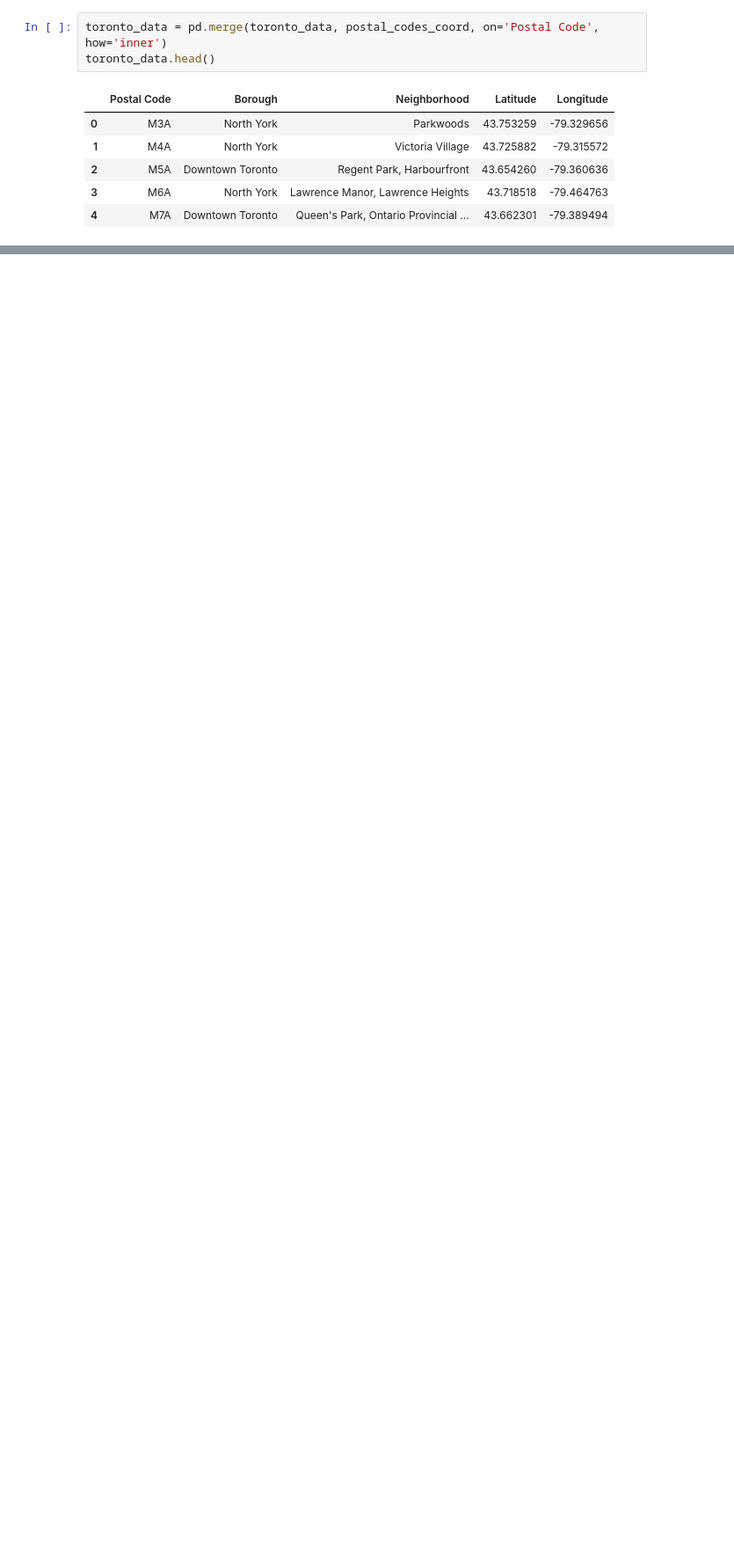
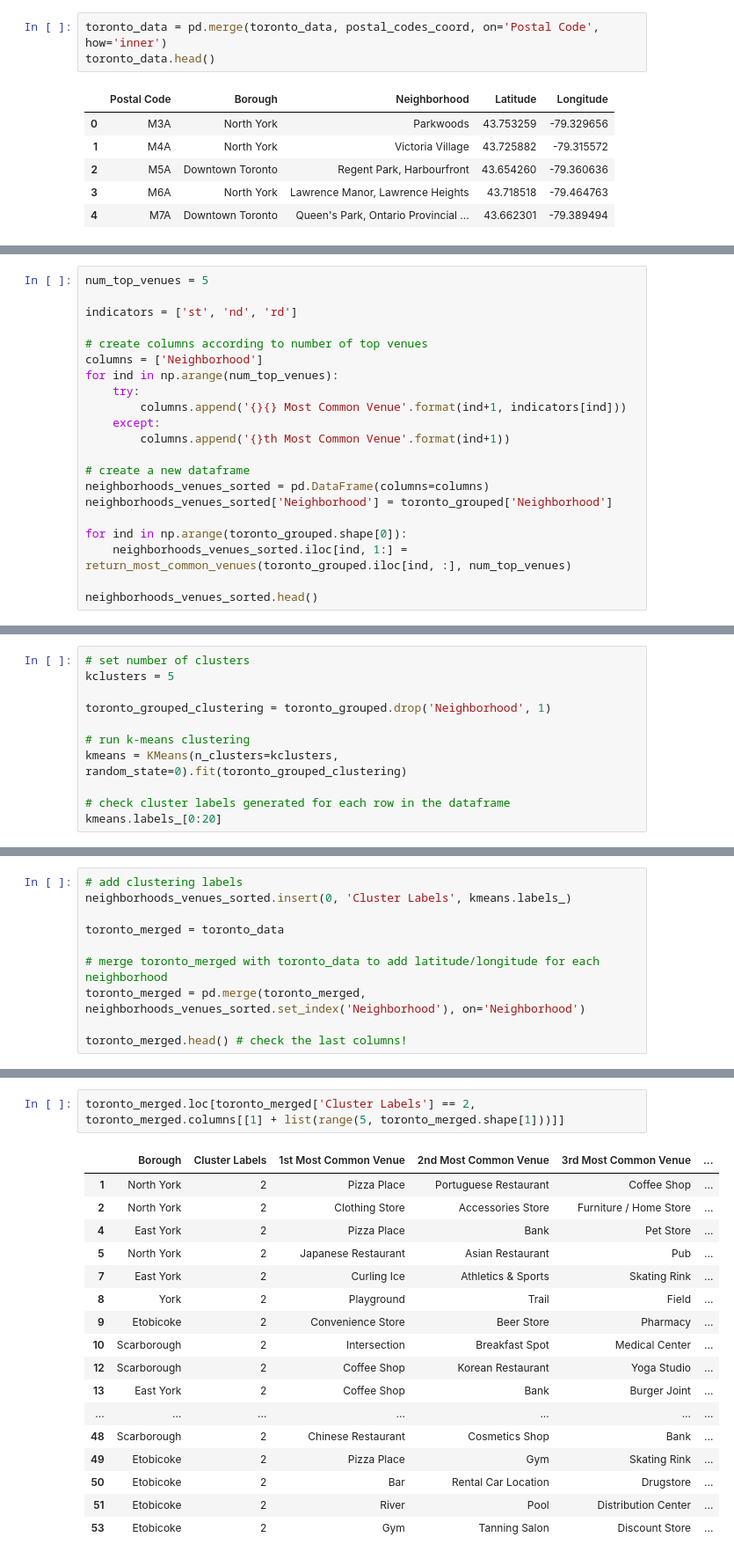
Before and after one commit to githmm/Coursera_Capstone, a Jupyter notebook: Week 3 Assignment - Toronto Neighborhoods Clustering.ipynb, the cells around one changed output, grey strips where cells are left out. Shown at 88% size. Cells and saved outputs as stored; diff of their text form; blank space fills up the shorter version.

```diff
--- a/Week 3 Assignment - Toronto Neighborhoods Clustering.ipynb
+++ b/Week 3 Assignment - Toronto Neighborhoods Clustering.ipynb
@@ -222,0 +382,21 @@ Name: Latitude, dtype: float64
+# %%
+num_top_venues = 5
+
+indicators = ['st', 'nd', 'rd']
+
+# create columns according to number of top venues
+columns = ['Neighborhood']
+for ind in np.arange(num_top_venues):
+    try:
+        columns.append('{}{} Most Common Venue'.format(ind+1, indicators[ind]))
+    except:
+        columns.append('{}th Most Common Venue'.format(ind+1))
+
+# create a new dataframe
+neighborhoods_venues_sorted = pd.DataFrame(columns=columns)
+neighborhoods_venues_sorted['Neighborhood'] = toronto_grouped['Neighborhood']
+
+for ind in np.arange(toronto_grouped.shape[0]):
+    neighborhoods_venues_sorted.iloc[ind, 1:] = return_most_common_venues(toronto_grouped.iloc[ind, :], num_top_venues)
+
+neighborhoods_venues_sorted.head()
@@ -222,0 +414,11 @@ Name: Latitude, dtype: float64
+# %%
+# set number of clusters
+kclusters = 5
+
+toronto_grouped_clustering = toronto_grouped.drop('Neighborhood', 1)
+
+# run k-means clustering
+kmeans = KMeans(n_clusters=kclusters, random_state=0).fit(toronto_grouped_clustering)
+
+# check cluster labels generated for each row in the dataframe
+kmeans.labels_[0:20]
@@ -222,0 +429,10 @@ Name: Latitude, dtype: float64
+# %%
+# add clustering labels
+neighborhoods_venues_sorted.insert(0, 'Cluster Labels', kmeans.labels_)
+
+toronto_merged = toronto_data
+
+# merge toronto_merged with toronto_data to add latitude/longitude for each neighborhood
+toronto_merged = pd.merge(toronto_merged, neighborhoods_venues_sorted.set_index('Neighborhood'), on='Neighborhood')
+
+toronto_merged.head() # check the last columns!
@@ -222,0 +499,20 @@ Name: Latitude, dtype: float64
+# %%
+toronto_merged.loc[toronto_merged['Cluster Labels'] == 2, toronto_merged.columns[[1] + list(range(5, toronto_merged.shape[1]))]]
+# %% [output]
+|  | Borough | Cluster Labels | 1st Most Common Venue | 2nd Most Common Venue | 3rd Most Common Venue | ... |
+| 1 | North York | 2 | Pizza Place | Portuguese Restaurant | Coffee Shop | ... |
+| 2 | North York | 2 | Clothing Store | Accessories Store | Furniture / Home Store | ... |
+| 4 | East York | 2 | Pizza Place | Bank | Pet Store | ... |
+| 5 | North York | 2 | Japanese Restaurant | Asian Restaurant | Pub | ... |
+| 7 | East York | 2 | Curling Ice | Athletics & Sports | Skating Rink | ... |
+| 8 | York | 2 | Playground | Trail | Field | ... |
+| 9 | Etobicoke | 2 | Convenience Store | Beer Store | Pharmacy | ... |
+| 10 | Scarborough | 2 | Intersection | Breakfast Spot | Medical Center | ... |
+| 12 | Scarborough | 2 | Coffee Shop | Korean Restaurant | Yoga Studio | ... |
+| 13 | East York | 2 | Coffee Shop | Bank | Burger Joint | ... |
+| ... | ... | ... | ... | ... | ... | ... |
+| 48 | Scarborough | 2 | Chinese Restaurant | Cosmetics Shop | Bank | ... |
+| 49 | Etobicoke | 2 | Pizza Place | Gym | Skating Rink | ... |
+| 50 | Etobicoke | 2 | Bar | Rental Car Location | Drugstore | ... |
+| 51 | Etobicoke | 2 | River | Pool | Distribution Center | ... |
+| 53 | Etobicoke | 2 | Gym | Tanning Salon | Discount Store | ... |
```
Also changed, not shown: parts of 71 cells of this notebook.
